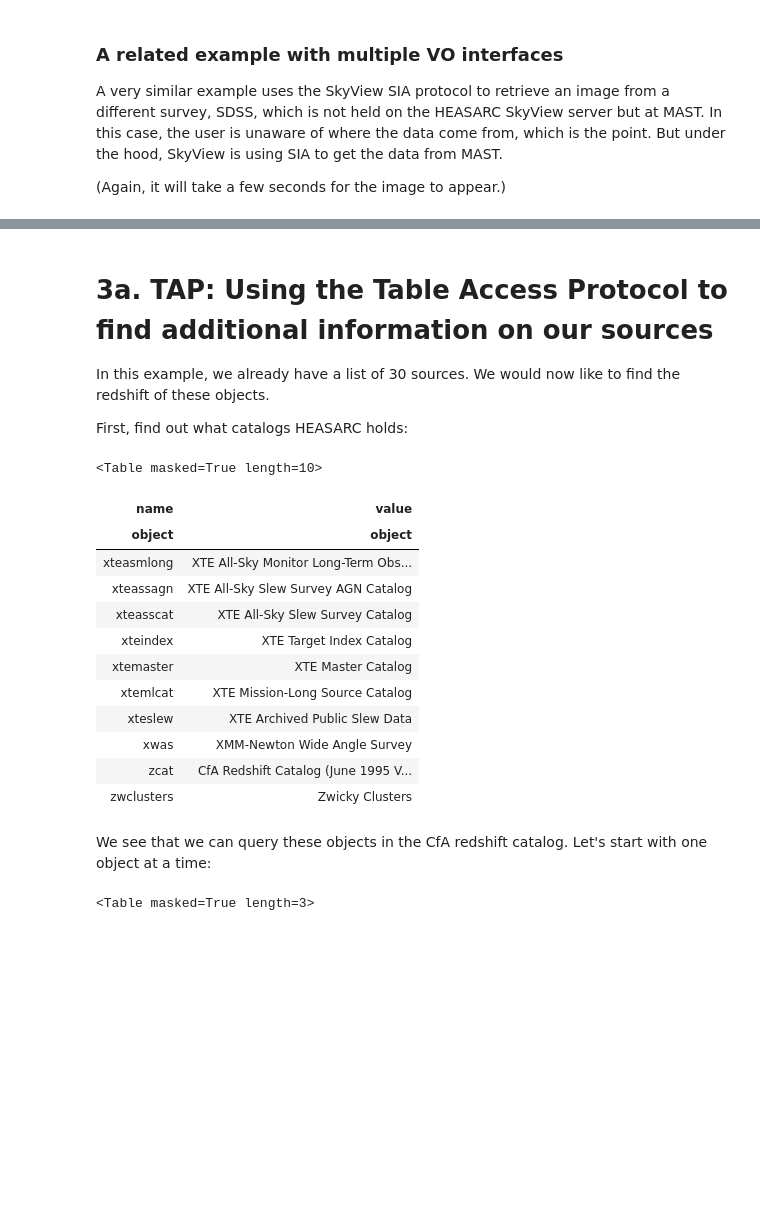
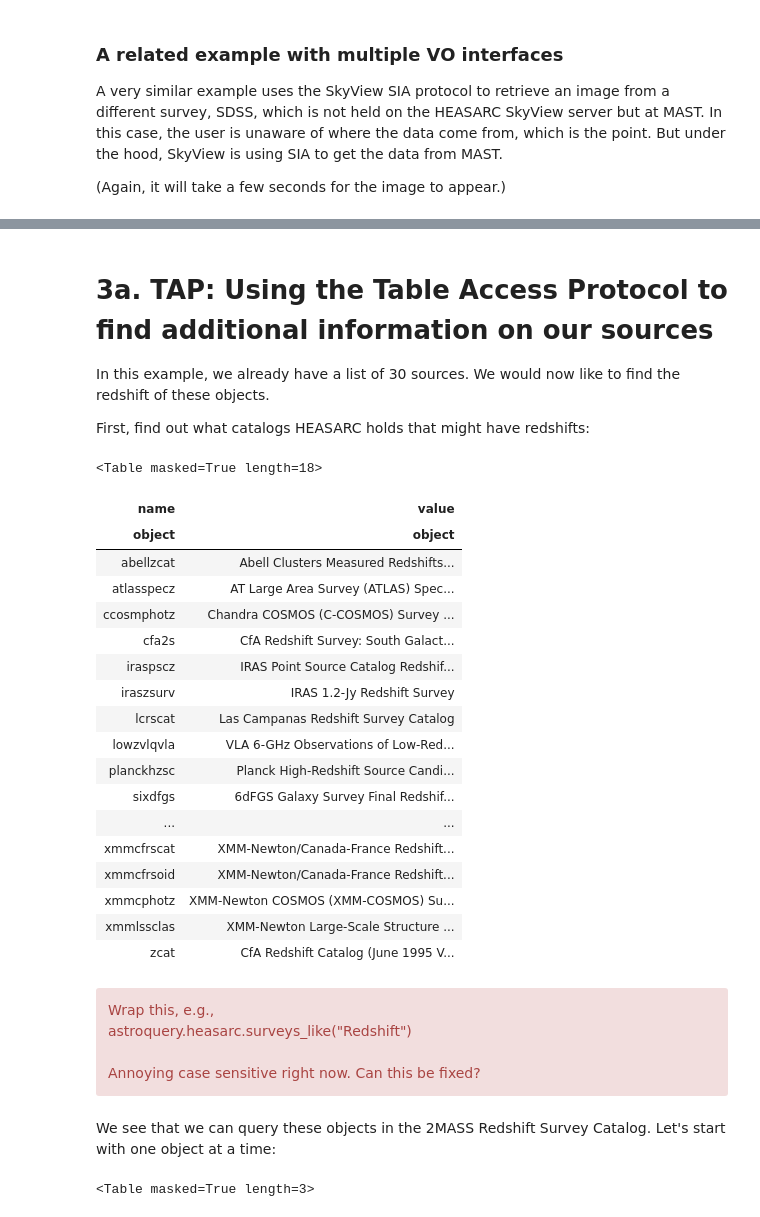
Before and after one commit to trjaffe/navo.old, a Jupyter notebook: heasarc_queries_v6.ipynb, the cells around one changed output, grey strips where cells are left out. Saved outputs shown, nothing was run; the diff lists cells and outputs as text; code cells hidden in the pictures; blank space fills up the shorter version.

```diff
--- a/heasarc_queries_v6.ipynb
+++ b/heasarc_queries_v6.ipynb
@@ -306,38 +306,52 @@ display(Image(url=table['URL'][1].decode("utf-8")))
 # 3a. TAP:  Using the Table Access Protocol to find additional information on our sources
 In this example, we already have a list of 30 sources.  We would now like to find the redshift of these objects.
 
-First, find out what catalogs HEASARC holds:
+First, find out what catalogs HEASARC holds that might have redshifts:
 # %%
+
 tap_params["query"]="""
     select a.name,b.value
       from metainfo a, metainfo b
       where
          a.type='table' and b.type='table' and
          a.relation='defaultSearchRadius' and
          b.relation='description' and
-         a.name=b.name
+         a.name=b.name and
+         b.value LIKE '%Redshift%'
       order by name
       """
 r = requests.get('https://heasarc.gsfc.nasa.gov/xamin/vo/tap/sync', params=tap_params)
 table=Table.read(io.BytesIO(r.content))
-## Look at the last 10 rows:
-table[-10:]
+table
 # %% [output]
-<Table masked=True length=10>
+<Table masked=True length=18>
 | name | value |
 | object | object |
-| xteasmlong | XTE All-Sky Monitor Long-Term Obs... |
-| xteassagn | XTE All-Sky Slew Survey AGN Catalog |
-| xteasscat | XTE All-Sky Slew Survey Catalog |
-| xteindex | XTE Target Index Catalog |
-| xtemaster | XTE Master Catalog |
-| xtemlcat | XTE Mission-Long Source Catalog |
-| xteslew | XTE Archived Public Slew Data |
-| xwas | XMM-Newton Wide Angle Survey |
+| abellzcat | Abell Clusters Measured Redshifts... |
+| atlasspecz | AT Large Area Survey (ATLAS) Spec... |
+| ccosmphotz | Chandra COSMOS (C-COSMOS) Survey ... |
+| cfa2s | CfA Redshift Survey: South Galact... |
+| iraspscz | IRAS Point Source Catalog Redshif... |
+| iraszsurv | IRAS 1.2-Jy Redshift Survey |
+| lcrscat | Las Campanas Redshift Survey Catalog |
+| lowzvlqvla | VLA 6-GHz Observations of Low-Red... |
+| planckhzsc | Planck High-Redshift Source Candi... |
+| sixdfgs | 6dFGS Galaxy Survey Final Redshif... |
+| ... | ... |
+| xmmcfrscat | XMM-Newton/Canada-France Redshift... |
+| xmmcfrsoid | XMM-Newton/Canada-France Redshift... |
+| xmmcphotz | XMM-Newton COSMOS (XMM-COSMOS) Su... |
+| xmmlssclas | XMM-Newton Large-Scale Structure ... |
 | zcat | CfA Redshift Catalog (June 1995 V... |
-| zwclusters | Zwicky Clusters |
+# %% [markdown]
+<div class="alert alert-block alert-danger">
+Wrap this, e.g., <br>
+astroquery.heasarc.surveys_like("Redshift")<br>
+<br>
+Annoying case sensitive right now.  Can this be fixed?
+</div>
 # %% [markdown]
-We see that we can query these objects in the CfA redshift catalog.  Let's start with one object at a time:
+We see that we can query these objects in the 2MASS Redshift Survey Catalog.  Let's start with one object at a time:
 # %%
 ##  Pick a radius in degrees to search around our input coordinates:
 radius=0.1
```
Also changed, not shown: parts of 6 cells of this notebook.
